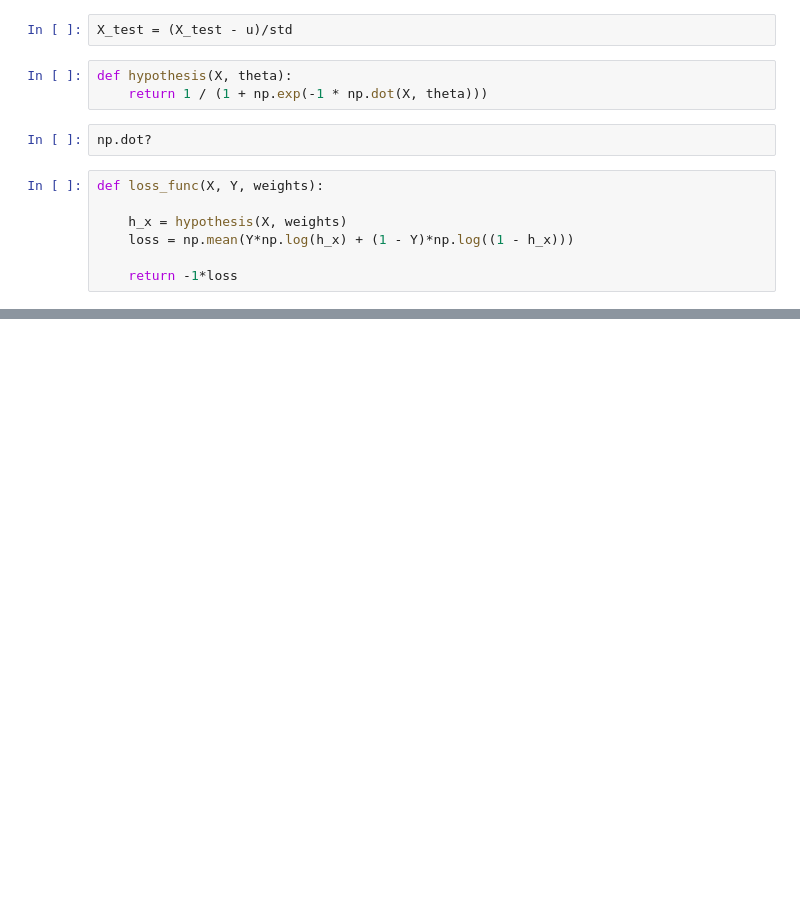
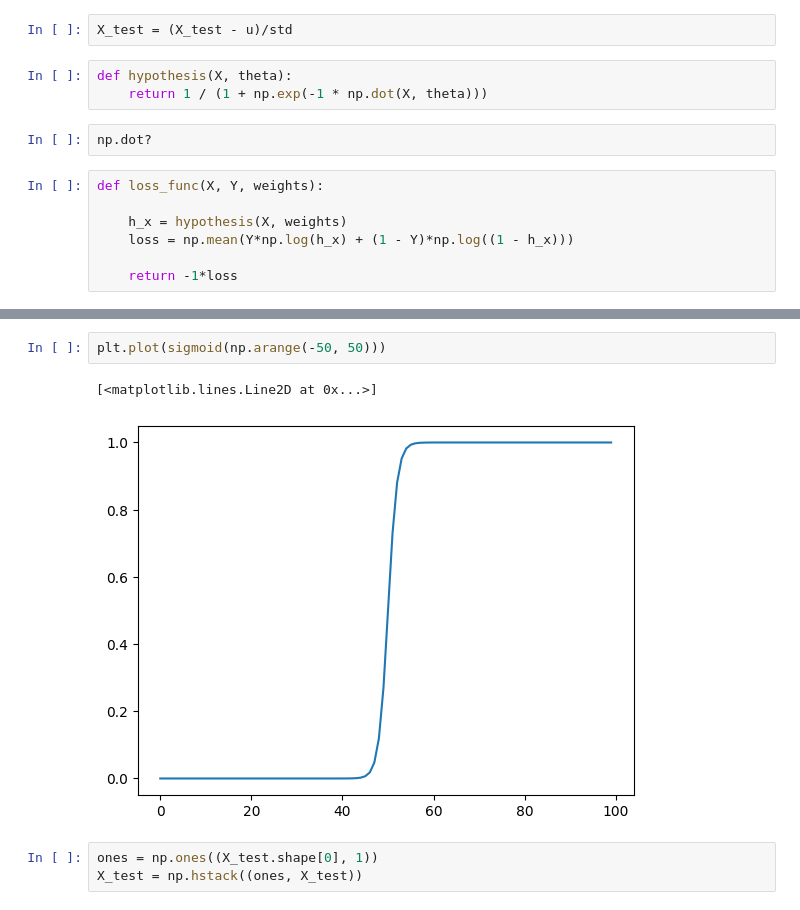
Before and after one commit to Abhijeet399/Data_Science_PP_6_Aug_23, a Jupyter notebook: Machine Learning/Logistic_Regression_random_points.ipynb, the cells around one changed output, grey strips where cells are left out. Saved outputs shown, nothing was run; the diff lists cells and outputs as text; blank space fills up the shorter version.

```diff
--- a/Machine Learning/Logistic_Regression_random_points.ipynb
+++ b/Machine Learning/Logistic_Regression_random_points.ipynb
@@ -83,0 +164,8 @@ def loss_func(X, Y, weights):
+# %%
+plt.plot(sigmoid(np.arange(-50, 50)))
+# %% [output]
+[<matplotlib.lines.Line2D at 0x...>]
+[figure, added]
+# %%
+ones = np.ones((X_test.shape[0], 1))
+X_test = np.hstack((ones, X_test))
```
Also changed, not shown: parts of 20 cells of this notebook, 1 other file.
